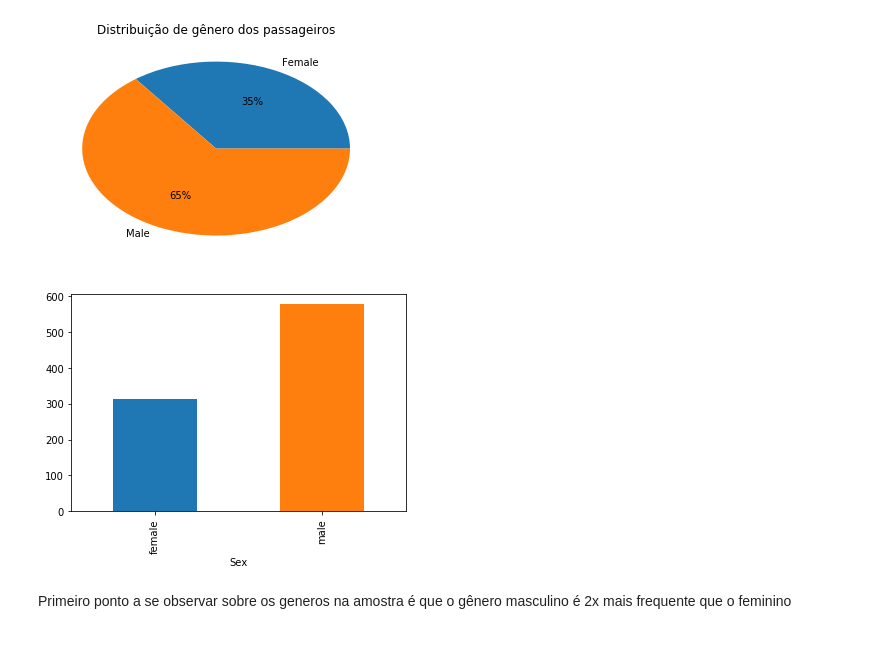
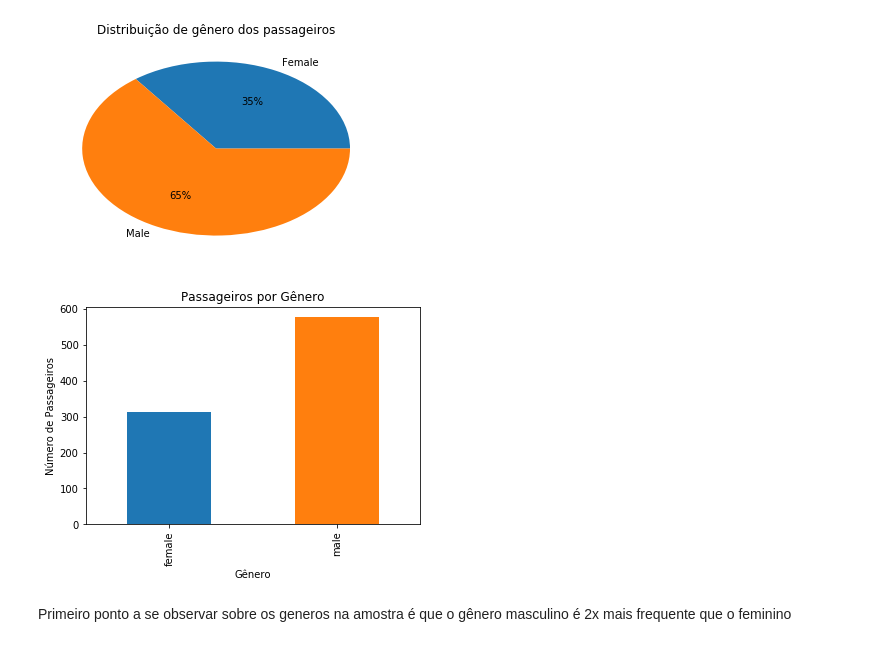
Before and after one commit to felipe-morilla/Projeto-final, a Jupyter notebook: Projeto Final.ipynb, the cells around one changed output. Drawn from its saved outputs; the diff is of its cells as text; code cells hidden in the pictures.

```diff
--- a/Projeto Final.ipynb
+++ b/Projeto Final.ipynb
@@ -194,9 +185,13 @@ plt.title('Distribuição de gênero dos passageiros');
 # %% [output]
 [figure]
 # %%
-df.groupby('Sex')['PassengerId'].agg('count').plot(kind='bar');
+df.groupby('Sex')['PassengerId'].agg('count').plot(kind='bar')
+
+plt.title('Passageiros por Gênero')
+plt.xlabel('Gênero')
+plt.ylabel('Número de Passageiros');
 # %% [output]
-[figure, old version]
+[figure, new version]
 # %% [markdown]
 Primeiro ponto a se observar sobre os generos na amostra é que o gênero masculino é 2x mais frequente que o feminino
 # %%
```
Also changed, not shown: parts of 20 cells of this notebook.
